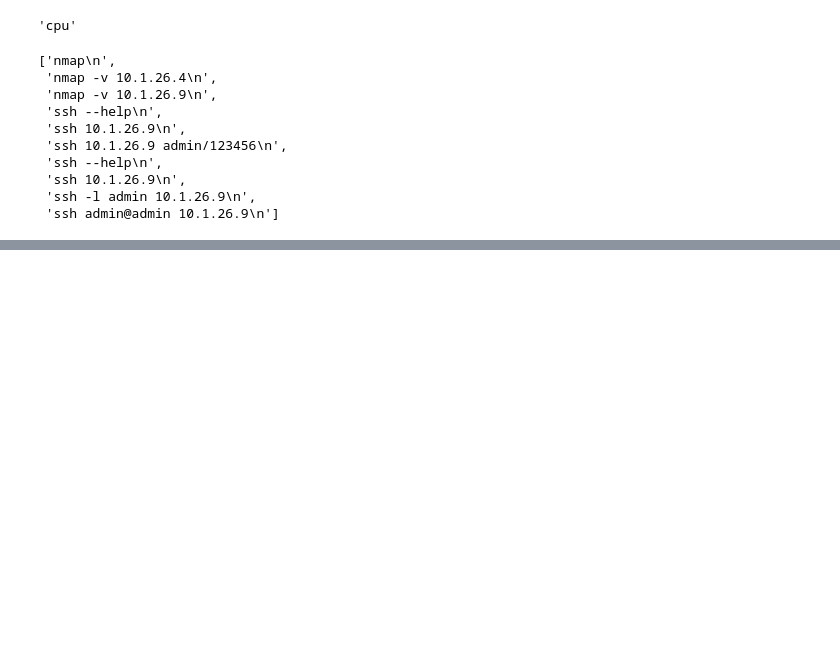
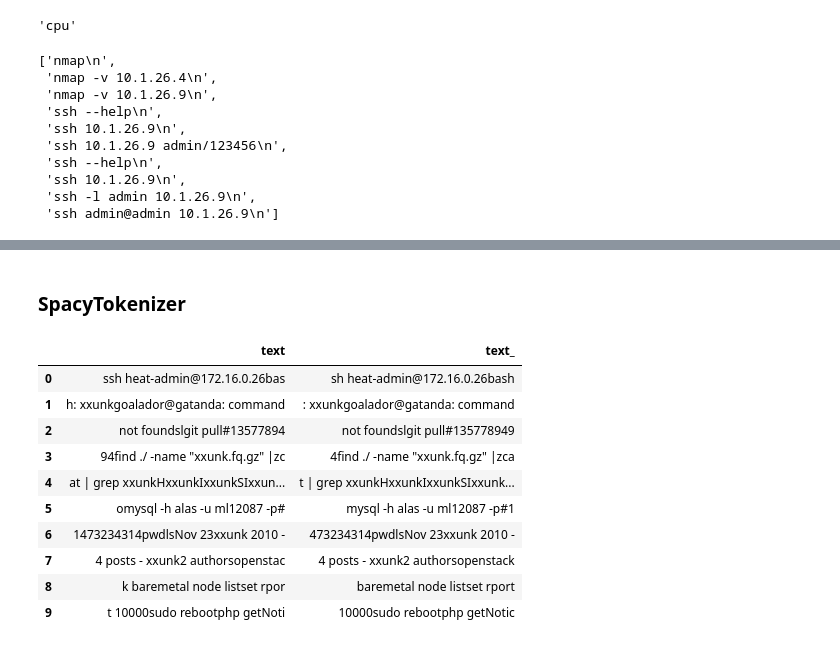
Before and after one commit to chTeut/gnn_project, a Jupyter notebook: FastAI/shell_cmd_transformer.ipynb, the cells around one changed output, grey strips where cells are left out. Saved outputs shown, nothing was run; the diff lists cells and outputs as text; code cells hidden in the pictures; blank space fills up the shorter version.

```diff
--- a/FastAI/shell_cmd_transformer.ipynb
+++ b/FastAI/shell_cmd_transformer.ipynb
@@ -221,0 +331,51 @@ dls.show_batch(max_n=10)
+# %% [markdown]
+### SpacyTokenizer
+# %%
+class MyTokenizer(Transform):
+    def setups(self, items):
+        self.tok = SpacyTokenizer()
+        #self.tok.setup(items)
+
+    def encodes(self, txts):
+        with open(txts, 'r') as file:
+            content = file.read()
+        flattened_list = [item for sublist in list(self.tok(content)) for item in sublist]
+        return flattened_list
+
+    def decodes(self, encoded):
+        decoded_values = TitledStr(''.join(encoded))
+        return  decoded_values
+
+class MyNumerizer(Transform):
+    def setups(self, items):
+        self.num = Numericalize()
+        self.num.setup(items)
+        self.vocab = self.num.vocab
+
+
+    def encodes(self, toks):
+        return self.num(toks)
+
+    def decodes(self, encoded):
+        return self.num.decode(encoded)
+
+limit = 100
+path_test = '/home/chris/University/gnn_project/'
+tfms = [[MyTokenizer(),MyNumerizer()]]
+files = get_text_files(path_test, folders = ['data'])
+dsets = Datasets(files[:limit], tfms)
+dls = dsets.dataloaders(dl_type=LMDataLoader, bs=64)
+
+dls.show_batch(max_n=10)
+# %% [output]
+|  | text | text_ |
+| 0 | ssh heat-admin@172.16.0.26bas | sh heat-admin@172.16.0.26bash |
+| 1 | h: xxunkgoalador@gatanda: command | : xxunkgoalador@gatanda: command |
+| 2 | not foundslgit pull#13577894 | not foundslgit pull#135778949 |
+| 3 | 94find ./ -name "xxunk.fq.gz" |zc | 4find ./ -name "xxunk.fq.gz" |zca |
+| 4 | at | grep xxunkHxxunkIxxunkSIxxun... | t | grep xxunkHxxunkIxxunkSIxxunk... |
+| 5 | omysql -h alas -u ml12087 -p# | mysql -h alas -u ml12087 -p#1 |
+| 6 | 1473234314pwdlsNov 23xxunk 2010 - | 473234314pwdlsNov 23xxunk 2010 - |
+| 7 | 4 posts - xxunk2 authorsopenstac | 4 posts - xxunk2 authorsopenstack |
+| 8 | k baremetal node listset rpor | baremetal node listset rport |
+| 9 | t 10000sudo rebootphp getNoti | 10000sudo rebootphp getNotic |
```
Also changed, not shown: parts of 19 cells of this notebook, 1 other file.
